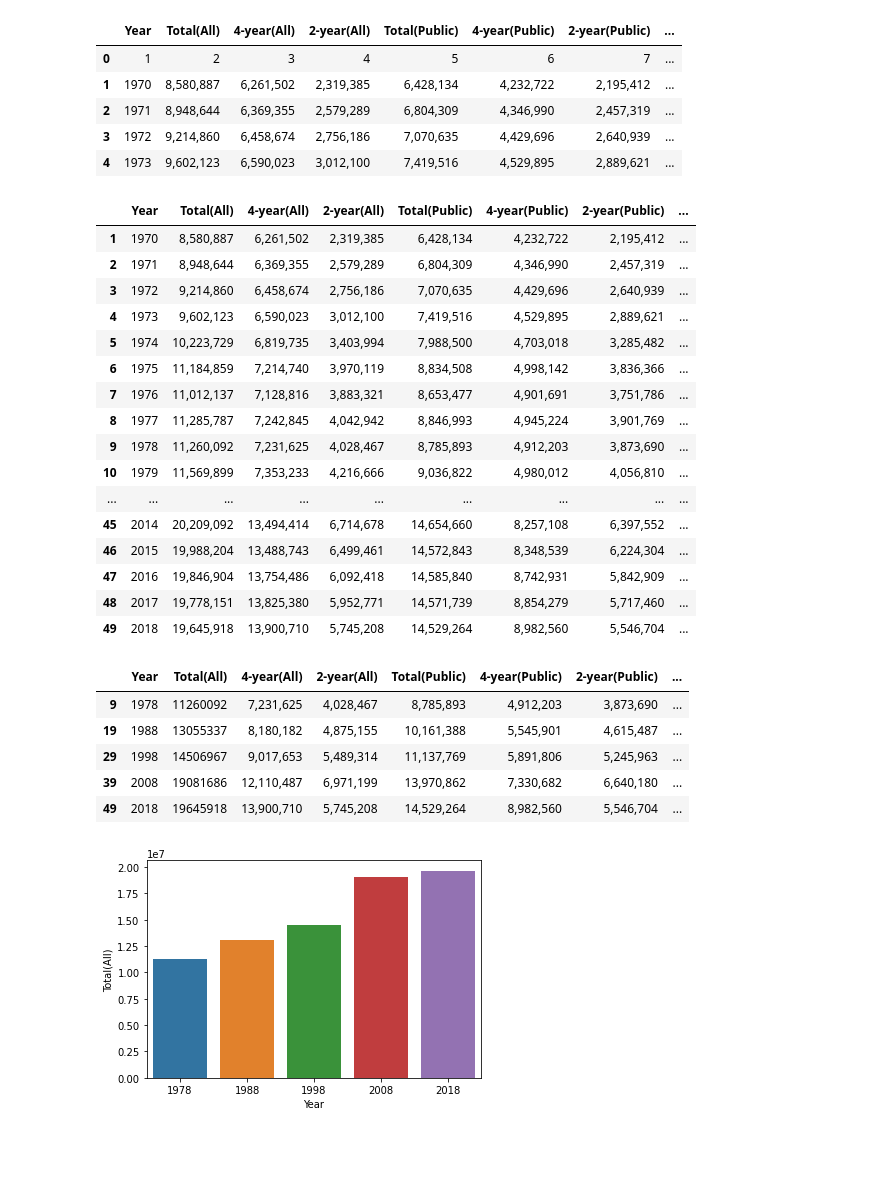
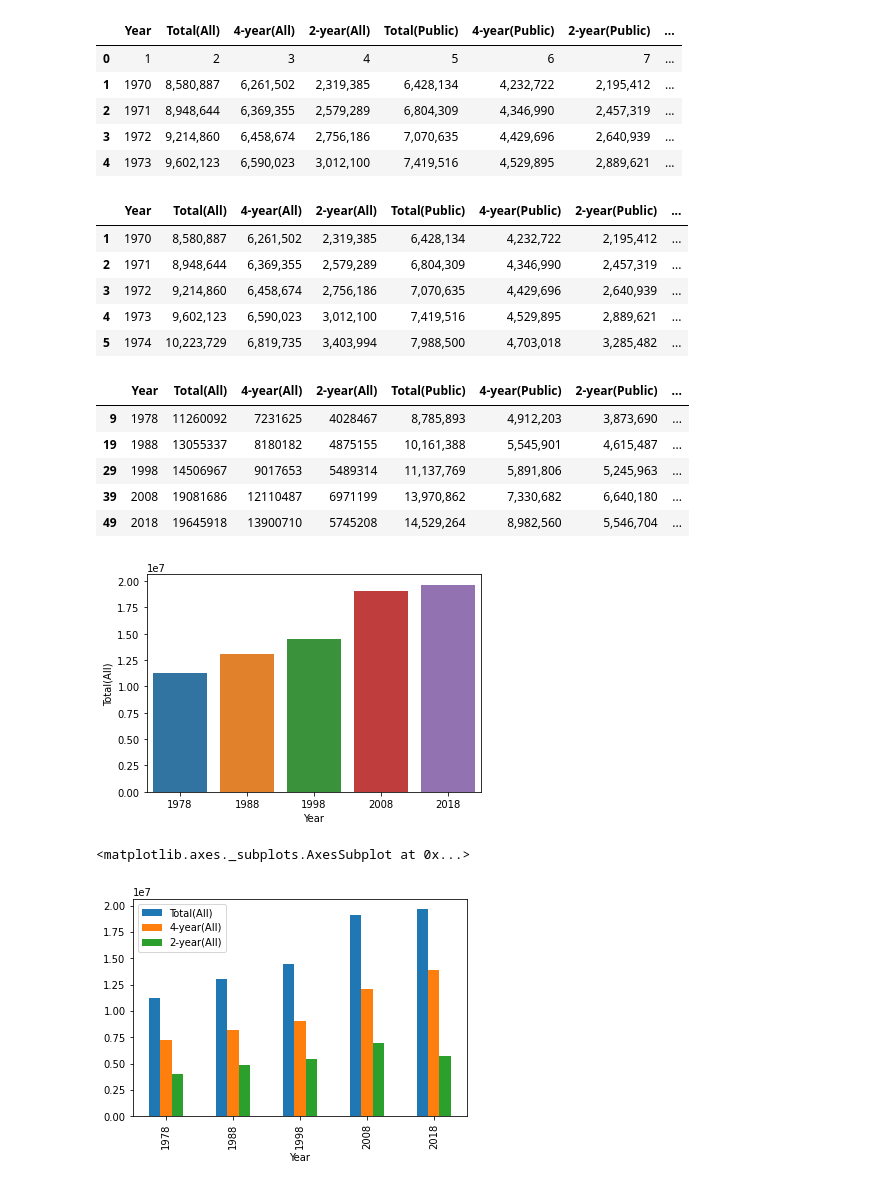
Before and after one commit to Vineet2107/HSO201_CourseProject, a Jupyter notebook: HSO_Arush.ipynb, the cells around one changed output. Drawn from its saved outputs; the diff is of its cells as text; code cells hidden in the pictures; blank space fills up the shorter version.

```diff
--- a/HSO_Arush.ipynb
+++ b/HSO_Arush.ipynb
@@ -15,26 +15,15 @@ df.head()
 # %%
 df = df.drop([0], axis = 0)
 # df.drop(["index"], axis = 1, inplace = True)
 # df = df.reset_index()
-df
+df.head()
 # %% [output]
 |  | Year | Total(All) | 4-year(All) | 2-year(All) | Total(Public) | 4-year(Public) | 2-year(Public) | ... |
 | 1 | 1970 | 8,580,887 | 6,261,502 | 2,319,385 | 6,428,134 | 4,232,722 | 2,195,412 | ... |
 | 2 | 1971 | 8,948,644 | 6,369,355 | 2,579,289 | 6,804,309 | 4,346,990 | 2,457,319 | ... |
 | 3 | 1972 | 9,214,860 | 6,458,674 | 2,756,186 | 7,070,635 | 4,429,696 | 2,640,939 | ... |
 | 4 | 1973 | 9,602,123 | 6,590,023 | 3,012,100 | 7,419,516 | 4,529,895 | 2,889,621 | ... |
 | 5 | 1974 | 10,223,729 | 6,819,735 | 3,403,994 | 7,988,500 | 4,703,018 | 3,285,482 | ... |
-| 6 | 1975 | 11,184,859 | 7,214,740 | 3,970,119 | 8,834,508 | 4,998,142 | 3,836,366 | ... |
-| 7 | 1976 | 11,012,137 | 7,128,816 | 3,883,321 | 8,653,477 | 4,901,691 | 3,751,786 | ... |
-| 8 | 1977 | 11,285,787 | 7,242,845 | 4,042,942 | 8,846,993 | 4,945,224 | 3,901,769 | ... |
-| 9 | 1978 | 11,260,092 | 7,231,625 | 4,028,467 | 8,785,893 | 4,912,203 | 3,873,690 | ... |
-| 10 | 1979 | 11,569,899 | 7,353,233 | 4,216,666 | 9,036,822 | 4,980,012 | 4,056,810 | ... |
-| ... | ... | ... | ... | ... | ... | ... | ... | ... |
-| 45 | 2014 | 20,209,092 | 13,494,414 | 6,714,678 | 14,654,660 | 8,257,108 | 6,397,552 | ... |
-| 46 | 2015 | 19,988,204 | 13,488,743 | 6,499,461 | 14,572,843 | 8,348,539 | 6,224,304 | ... |
-| 47 | 2016 | 19,846,904 | 13,754,486 | 6,092,418 | 14,585,840 | 8,742,931 | 5,842,909 | ... |
-| 48 | 2017 | 19,778,151 | 13,825,380 | 5,952,771 | 14,571,739 | 8,854,279 | 5,717,460 | ... |
-| 49 | 2018 | 19,645,918 | 13,900,710 | 5,745,208 | 14,529,264 | 8,982,560 | 5,546,704 | ... |
 # %%
 import numpy as np
 import matplotlib.pyplot as plt
@@ -52,5 +56,7 @@ df['Total(All)'] = list
 # %%
 df['Total(All)'] = df['Total(All)'].astype(int)
+df['4-year(All)'] = df['4-year(All)'].astype(int)
+df['2-year(All)'] = df['2-year(All)'].astype(int)
 df['Year'] = df['Year'].astype(int)
 
 df1 = df[(df['Year'] == 1978) | (df['Year'] == 1988) | (df['Year'] == 1998) | (df['Year'] == 2008) | (df['Year'] == 2018)]
@@ -62,9 +68,22 @@ df1.head()
 # x_vars = ['Total(All)', '4-year(All)', '2-year(All)']
 # %% [output]
 |  | Year | Total(All) | 4-year(All) | 2-year(All) | Total(Public) | 4-year(Public) | 2-year(Public) | ... |
-| 9 | 1978 | 11260092 | 7,231,625 | 4,028,467 | 8,785,893 | 4,912,203 | 3,873,690 | ... |
-| 19 | 1988 | 13055337 | 8,180,182 | 4,875,155 | 10,161,388 | 5,545,901 | 4,615,487 | ... |
-| 29 | 1998 | 14506967 | 9,017,653 | 5,489,314 | 11,137,769 | 5,891,806 | 5,245,963 | ... |
-| 39 | 2008 | 19081686 | 12,110,487 | 6,971,199 | 13,970,862 | 7,330,682 | 6,640,180 | ... |
-| 49 | 2018 | 19645918 | 13,900,710 | 5,745,208 | 14,529,264 | 8,982,560 | 5,546,704 | ... |
+| 9 | 1978 | 11260092 | 7231625 | 4028467 | 8,785,893 | 4,912,203 | 3,873,690 | ... |
+| 19 | 1988 | 13055337 | 8180182 | 4875155 | 10,161,388 | 5,545,901 | 4,615,487 | ... |
+| 29 | 1998 | 14506967 | 9017653 | 5489314 | 11,137,769 | 5,891,806 | 5,245,963 | ... |
+| 39 | 2008 | 19081686 | 12110487 | 6971199 | 13,970,862 | 7,330,682 | 6,640,180 | ... |
+| 49 | 2018 | 19645918 | 13900710 | 5745208 | 14,529,264 | 8,982,560 | 5,546,704 | ... |
 [figure]
+# %%
+columns = ['Year', 'Total(All)', '4-year(All)', '2-year(All)']
+df2 = df1[columns]
+
+df2 = df2.set_index('Year')
+df2.columns = ['Total(All)', '4-year(All)', '2-year(All)']
+df2.plot(kind = 'bar')
+
+# plt.figure(figsize=(6,4))
+# plt.subplot()
+# %% [output]
+<matplotlib.axes._subplots.AxesSubplot at 0x...>
+[figure, added]
```
Also changed, not shown: parts of 1 cell of this notebook.
